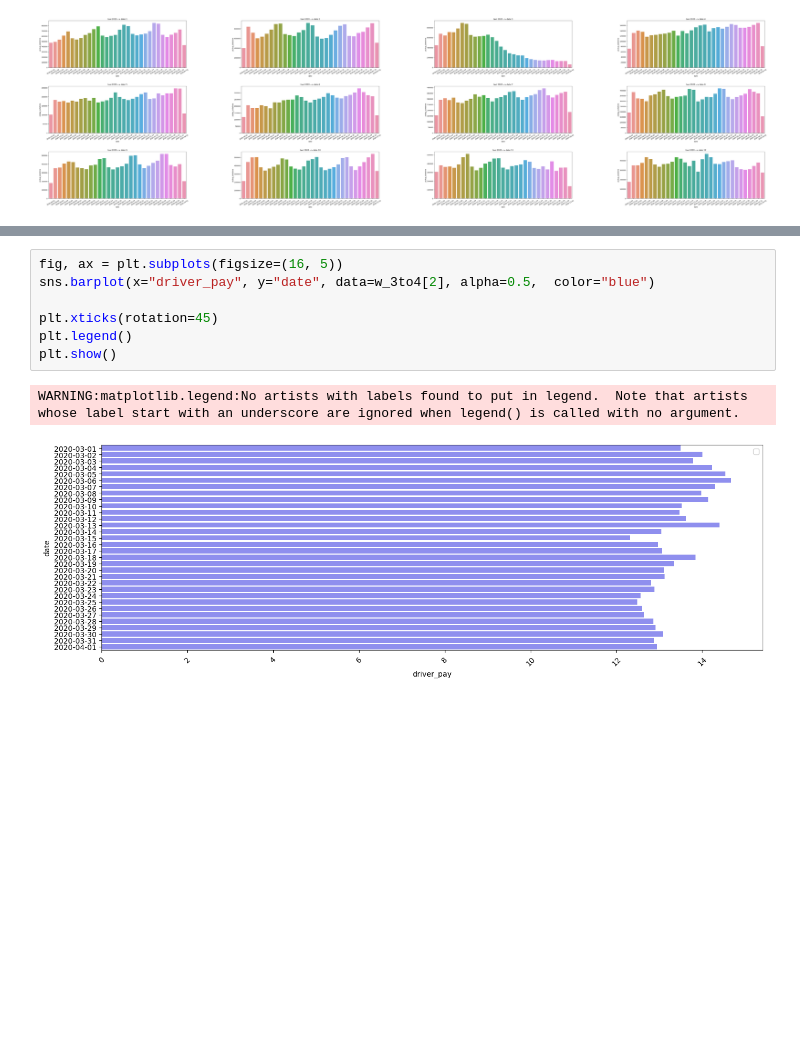
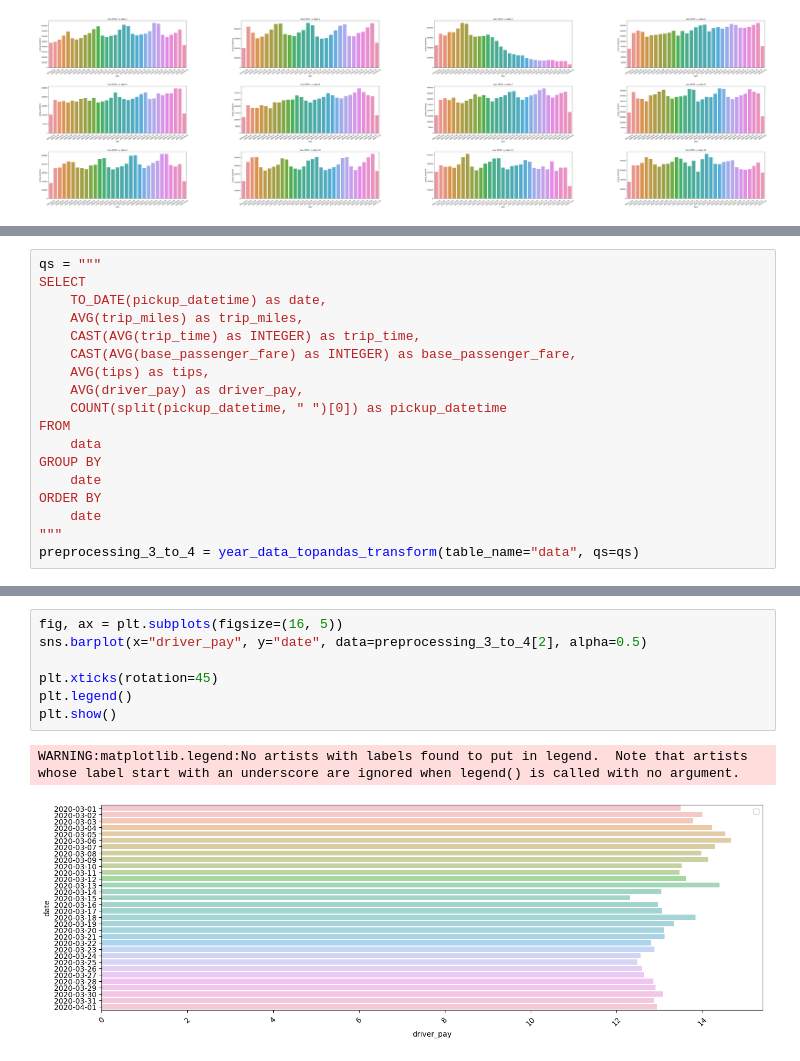
Before and after one commit to limhaneul12/SparkKafkaDistribute, a Jupyter notebook: sparkAnaliysis/spark_ml_taxi.ipynb, the cells around one changed output, grey strips where cells are left out. Cells and saved outputs as stored; diff of their text form; blank space fills up the shorter version.

```diff
--- a/sparkAnaliysis/spark_ml_taxi.ipynb
+++ b/sparkAnaliysis/spark_ml_taxi.ipynb
@@ -85,0 +134,18 @@ barplot_3to4_visualization(x="date", y="pickup_datetime", data=w_3to4)
+# %%
+qs = """
+SELECT
+    TO_DATE(pickup_datetime) as date,
+    AVG(trip_miles) as trip_miles,
+    CAST(AVG(trip_time) as INTEGER) as trip_time,
+    CAST(AVG(base_passenger_fare) as INTEGER) as base_passenger_fare,
+    AVG(tips) as tips,
+    AVG(driver_pay) as driver_pay,
+    COUNT(split(pickup_datetime, " ")[0]) as pickup_datetime
+FROM
+    data
+GROUP BY
+    date
+ORDER BY
+    date
+"""
+preprocessing_3_to_4 = year_data_topandas_transform(table_name="data", qs=qs)
@@ -86,10 +162,10 @@ barplot_3to4_visualization(x="date", y="pickup_datetime", data=w_3to4)
 # %%
 fig, ax = plt.subplots(figsize=(16, 5))
-sns.barplot(x="driver_pay", y="date", data=w_3to4[2], alpha=0.5,  color="blue")
+sns.barplot(x="driver_pay", y="date", data=preprocessing_3_to_4[2], alpha=0.5)
 
 plt.xticks(rotation=45)
 plt.legend()
 plt.show()
 # %% [output]
 WARNING:matplotlib.legend:No artists with labels found to put in legend.  Note that artists whose label start with an underscore are ignored when legend() is called with no argument.
-[figure, old version]
+[figure, new version]
```
Also changed, not shown: parts of 6 cells of this notebook.
